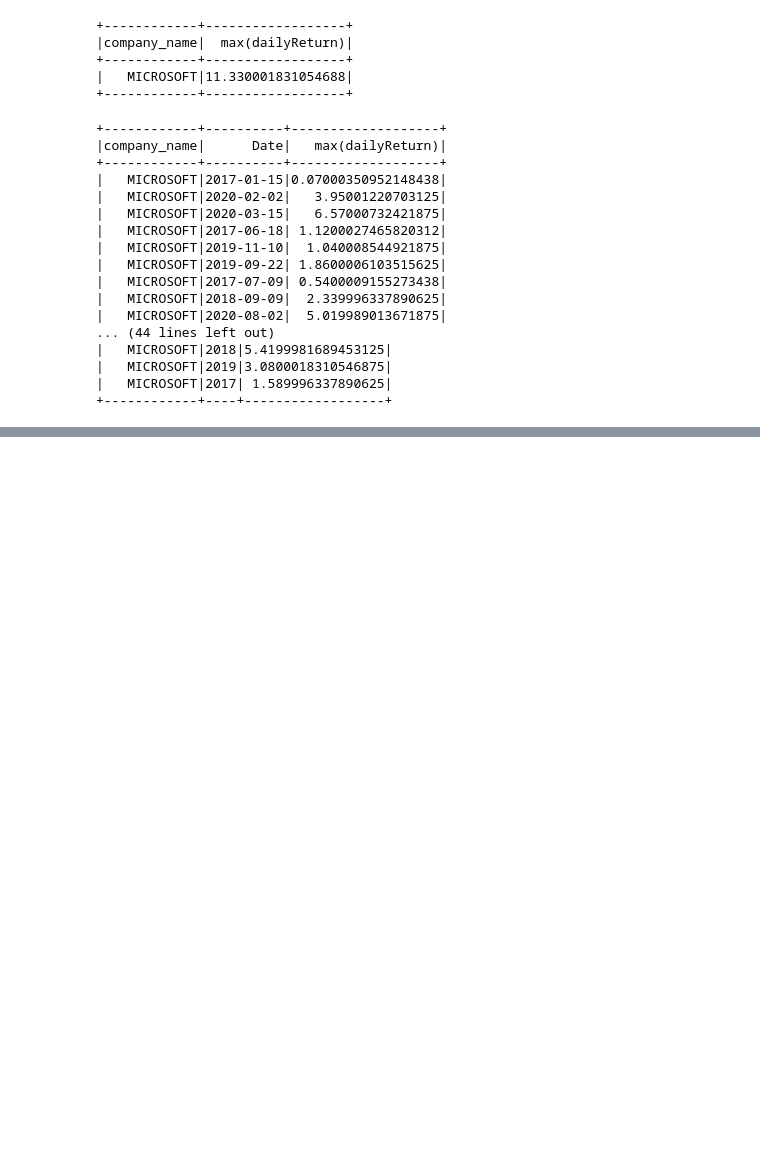
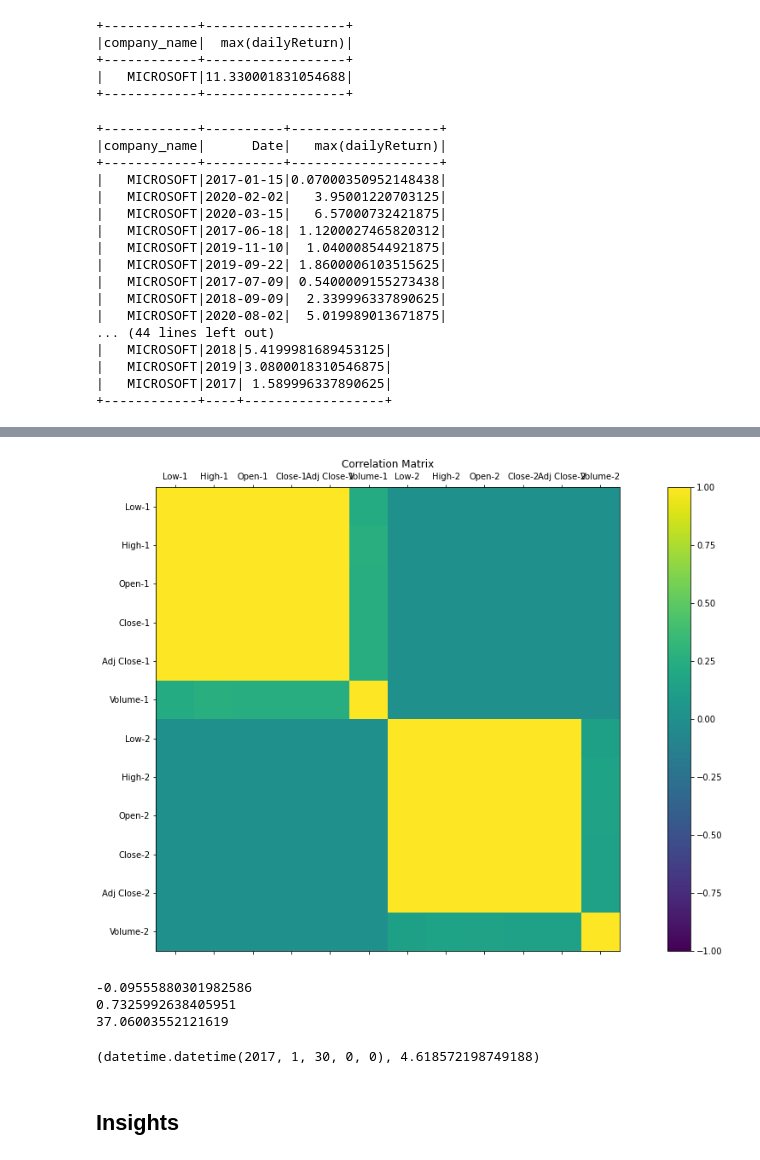
Before and after one commit to Enjoyshi/BigData, a Jupyter notebook: project.ipynb, the cells around one changed output, grey strips where cells are left out. Drawn from its saved outputs; the diff is of its cells as text; code cells hidden in the pictures; blank space fills up the shorter version.

```diff
--- a/project.ipynb
+++ b/project.ipynb
@@ -27,5 +32,6 @@ To adjust logging level use sc.setLogLevel(newLevel). For SparkR, use setLogLeve
 # %%
 stocks_path = 'stocks_data/MICROSOFT.csv'
+another_sck_path = 'stocks_data/AMAZON.csv'
 # %% [markdown]
 ### Read Data function
 # %%
@@ -497,0 +564,5 @@ only showing top 20 rows
+# %%
+df2 = get_data(another_sck_path, stocksSchema, delimiter=',')
+corr_with(df, df2)
+# %% [output]
+[figure, added]
@@ -497,0 +614,8 @@ only showing top 20 rows
+# %%
+print(RoR(df, "2017-01-03", "week"))
+print(RoR(df, "2017-01-03", "month"))
+print(RoR(df, "2017-01-03", "year"))
+# %% [output]
+-0.09555880301982586
+0.7325992638405951
+37.06003552121619
@@ -497,0 +664,6 @@ only showing top 20 rows
+# %%
+print(bestRoR(df, "2017-01-03", "month"))
+# %% [output]
+(datetime.datetime(2017, 1, 30, 0, 0), 4.618572198749188)
+# %% [markdown]
+## Insights
```
Also changed, not shown: parts of 17 cells of this notebook, 2 other files.
